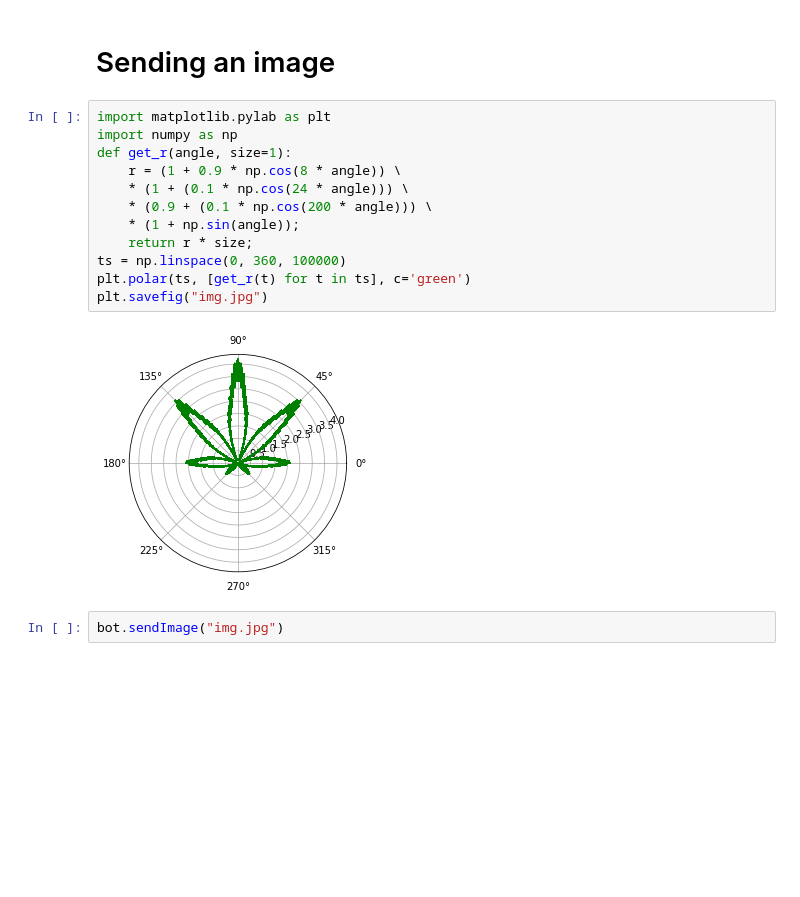
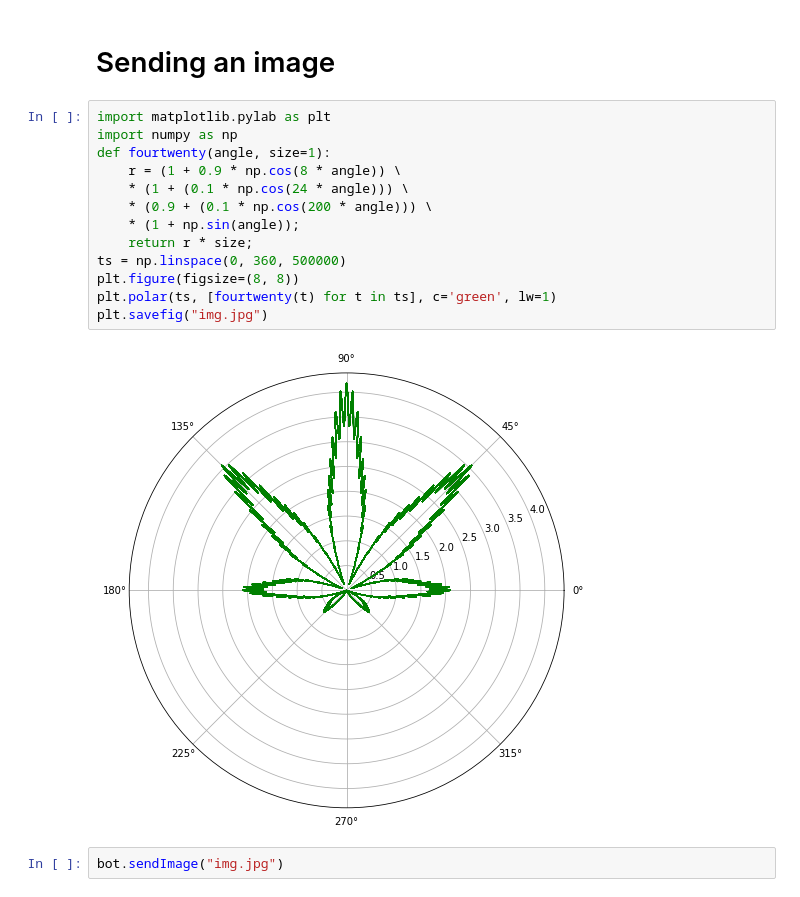
Before and after one commit to caglorithm/tgbot, a Jupyter notebook: demo.ipynb, the cells around one changed output. Drawn from its saved outputs; the diff is of its cells as text; blank space fills up the shorter version.

```diff
--- a/demo.ipynb
+++ b/demo.ipynb
@@ -27,17 +30,18 @@ bot.sendMsg("Lorem ipsum dolor sit amet, consectetur adipiscing elit, sed do eiu
 # %%
 import matplotlib.pylab as plt
 import numpy as np
-def get_r(angle, size=1):
+def fourtwenty(angle, size=1):
     r = (1 + 0.9 * np.cos(8 * angle)) \
     * (1 + (0.1 * np.cos(24 * angle))) \
     * (0.9 + (0.1 * np.cos(200 * angle))) \
     * (1 + np.sin(angle));
     return r * size;
-ts = np.linspace(0, 360, 100000)
-plt.polar(ts, [get_r(t) for t in ts], c='green')
+ts = np.linspace(0, 360, 500000)
+plt.figure(figsize=(8, 8))
+plt.polar(ts, [fourtwenty(t) for t in ts], c='green', lw=1)
 plt.savefig("img.jpg")
 # %% [output]
-[figure, old version]
+[figure, new version]
 # %%
 bot.sendImage("img.jpg")
 # %% [output]
```
Also changed, not shown: parts of 6 cells of this notebook, 1 other file.
